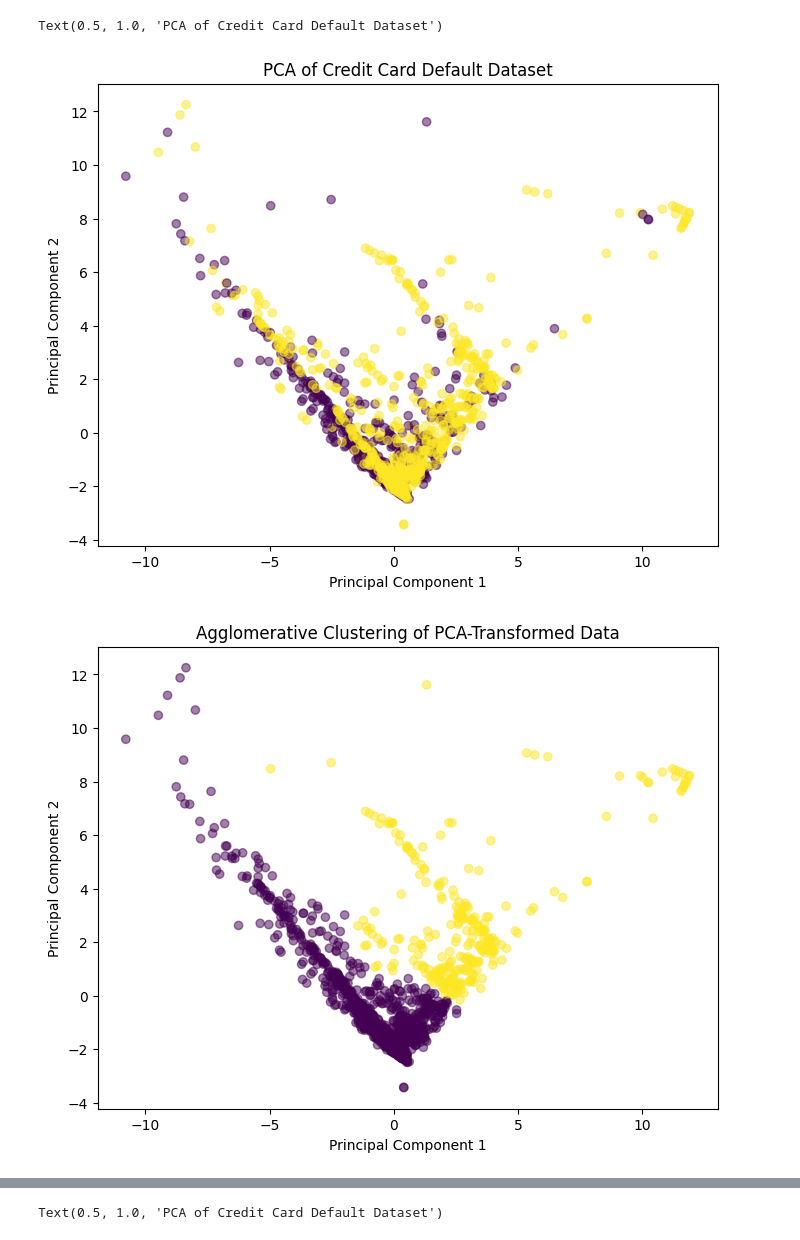
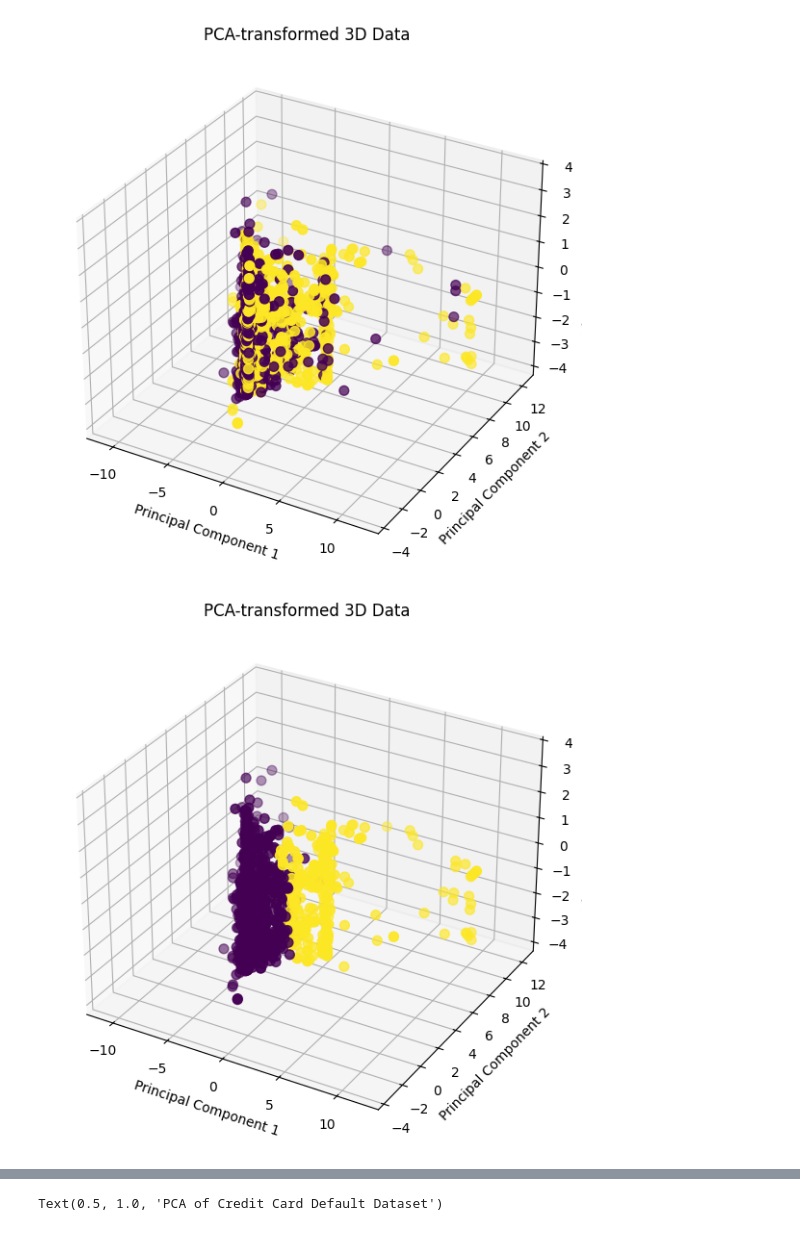
Before and after one commit to Taparov/project-intro-to-ml-classification, a Jupyter notebook: Unsupercised_kmean_n_agglomerative_clustering.ipynb, the cells around one changed output, grey strips where cells are left out. Drawn from its saved outputs; the diff is of its cells as text; code cells hidden in the pictures.

```diff
--- a/Unsupercised_kmean_n_agglomerative_clustering.ipynb
+++ b/Unsupercised_kmean_n_agglomerative_clustering.ipynb
@@ -16,13 +18,34 @@ y = df['default.payment.next.month'].values
 scaler = StandardScaler()
 X_scaled = scaler.fit_transform(X)
 X_scaled,y = SMOTE(random_state=42).fit_resample(X_scaled,y)
+X_train, X_test, y_train, y_test = train_test_split(X_scaled, y, test_size=0.2, random_state=42)
 # %%
-pca = PCA(n_components=2)
-X_pca = pca.fit_transform(X_scaled)
+pca = PCA(n_components=3)
+X_pca = pca.fit_transform(X_train)
+X_pca_test = pca.transform(X_test)
 # %%
-# scatter plot of the PCA-transformed data
-plt.figure(figsize=(8,6))
-plt.scatter(X_pca[:,0], X_pca[:,1], c=y, cmap='viridis', alpha=0.5)
-plt.xlabel('Principal Component 1')
-plt.ylabel('Principal Component 2')
-plt.title('PCA of Credit Card Default Dataset')
+# scatter plot of the PCA-transformed 3D data
+def plot_3d_pca(X_pca, y_train):
+    plt.figure(figsize=(10, 7))
+    ax = plt.axes(projection='3d')
+    ax.scatter(X_pca[:, 0], X_pca[:, 1], X_pca[:, 2], c=y_train, cmap='viridis', s=50)
+    ax.set_title('PCA-transformed 3D Data')
+    ax.set_xlabel('Principal Component 1')
+    ax.set_ylabel('Principal Component 2')
+    ax.set_zlabel('Principal Component 3')
+    plt.show()
+# labeling the clusters based on the majority class in each cluster
+def label_clusters(y_true, y_pred):
+    cm = confusion_matrix(y_true, y_pred)
+    _, col_ind = linear_sum_assignment(-cm)
+    cluster_labels = col_ind
+    return cluster_labels
+def plot_3d_unlabeled(X_pca):
+    plt.figure(figsize=(10, 7))
+    ax = plt.axes(projection='3d')
+    ax.scatter(X_pca[:, 0], X_pca[:, 1], X_pca[:, 2], c='black', s=50)
+    ax.set_title('PCA-transformed 3D Data (Unlabeled)')
+    ax.set_xlabel('Principal Component 1')
+    ax.set_ylabel('Principal Component 2')
+    ax.set_zlabel('Principal Component 3')
+    plt.show()
@@ -135,16 +215,11 @@ aag_scaler = StandardScaler()
 X_agg_scaled = aag_scaler.fit_transform(X_agg)
 X_agg_scaled,y_agg = SMOTE(random_state=42).fit_resample(X_agg_scaled,y_agg)
 # %%
-agg_pca = PCA(n_components=2)
+agg_pca = PCA(n_components=3)
 X_agg_pca = agg_pca.fit_transform(X_agg_scaled)
 # %%
-plt.figure(figsize=(8,6))
-plt.scatter(X_agg_pca[:,0], X_agg_pca[:,1], c=y_agg, cmap='viridis', alpha=0.5)
-plt.xlabel('Principal Component 1')
-plt.ylabel('Principal Component 2')
-plt.title('PCA of Credit Card Default Dataset')
+plot_3d_pca(X_agg_pca, y_agg)
 # %% [output]
-Text(0.5, 1.0, 'PCA of Credit Card Default Dataset')
-[figure, old version]
+[figure, new version]
 # %%
 y_pred = AgglomerativeClustering(n_clusters=2, metric='euclidean', linkage='ward').fit_predict(X_agg_pca)
@@ -151,10 +229,5 @@ y_pred = AgglomerativeClustering(n_clusters=2, metric='euclidean', linkage='ward
 # %%
 # plot the results
-plt.figure(figsize=(8,6))
-plt.scatter(X_agg_pca[:,0], X_agg_pca[:,1], c=y_pred, cmap='viridis', alpha=0.5)
-plt.xlabel('Principal Component 1')
-plt.ylabel('Principal Component 2')
-plt.title('Agglomerative Clustering of PCA-Transformed Data')
-plt.show()
+plot_3d_pca(X_agg_pca, y_pred_labeled)
 # %% [output]
-[figure, old version]
+[figure, new version]
```
Also changed, not shown: parts of 22 cells of this notebook, 1 other file.
